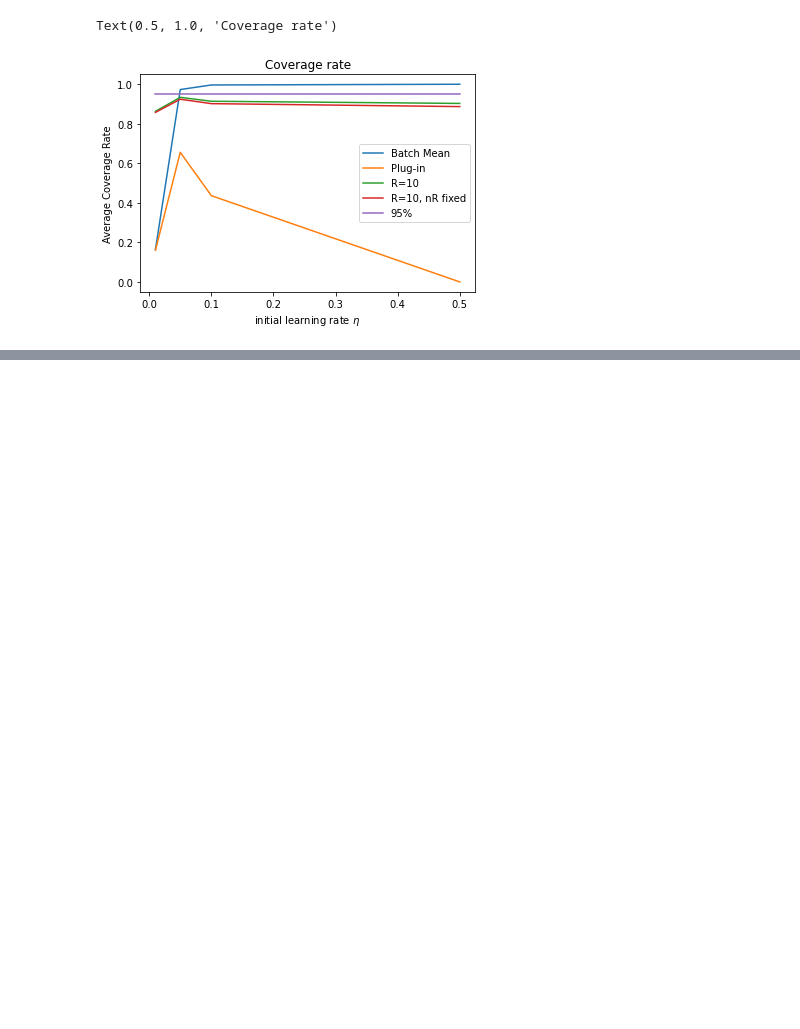
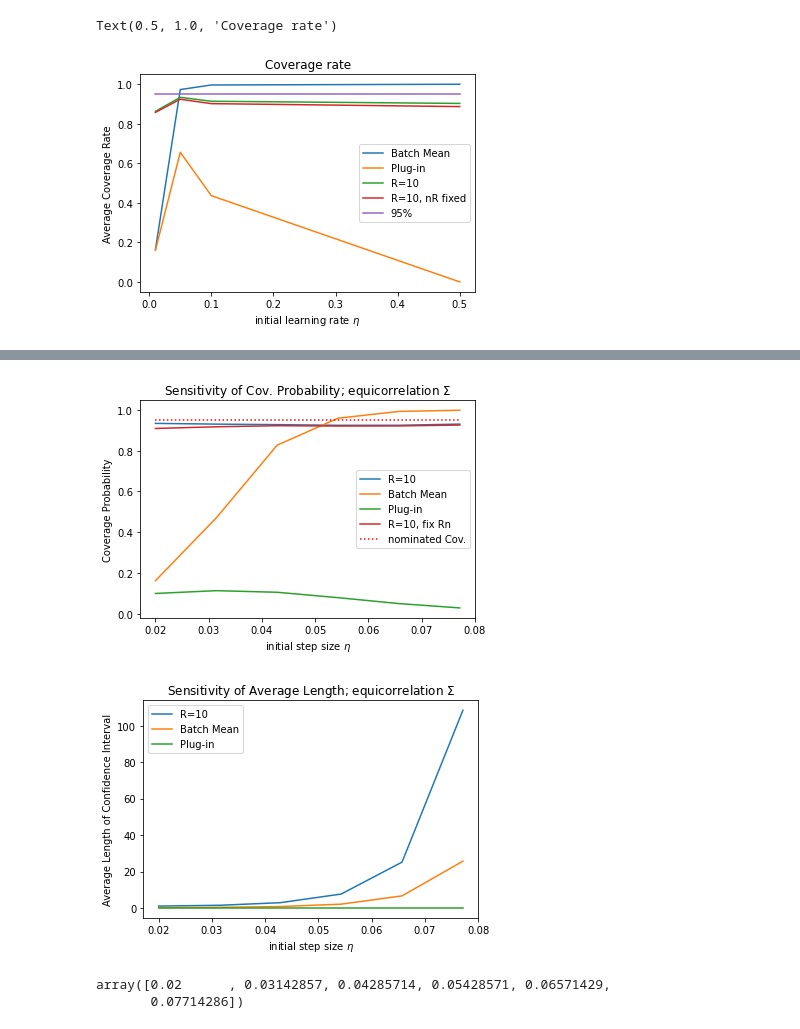
Before and after one commit to BeetrootWang/UQ_Proj, a Jupyter notebook: draft.ipynb, the cells around one changed output, grey strips where cells are left out. Saved outputs shown, nothing was run; the diff lists cells and outputs as text; code cells hidden in the pictures; blank space fills up the shorter version.

```diff
--- a/draft.ipynb
+++ b/draft.ipynb
@@ -534,43 +541,54 @@ Cov_prob = np.zeros([4,8])
 Len  = np.zeros([4,8])
 for ii in range(len(plugin_list)):
     pl = plugin_list[ii]
     filename = 'Result_'+pl+'_200_equi.txt'
     f = open(filename,'r')
     cnt = 0
     for line in f:
         if 'Cov' in line:
             tmp = line.split()
 #             print(line)
 #             print(tmp[2], tmp[6])
             Cov_prob[ii, cnt] = tmp[2]
             Len[ii,cnt] = tmp[6]
             cnt = cnt + 1
 #             import pdb; pdb.set_trace()
     f.close()
 
 import matplotlib.pyplot as plt
 
 eta = np.linspace(0.02,0.1,8)
-plt.plot(eta, Cov_prob[0,:])
-plt.plot(eta, Cov_prob[1,:])
-plt.plot(eta, Cov_prob[2,:])
-plt.plot(eta, Cov_prob[3,:])
-plt.plot(eta, [0.95]*8, 'r:')
+eta = eta[:6]
+plt.plot(eta, Cov_prob[0,:6])
+plt.plot(eta, Cov_prob[1,:6])
+plt.plot(eta, Cov_prob[2,:6])
+plt.plot(eta, Cov_prob[3,:6])
+plt.plot(eta, [0.95]*6, 'r:')
 plt.legend(['R=10','Batch Mean', 'Plug-in', 'R=10, fix Rn', 'nominated Cov.'])
 plt.xlabel('initial step size $\eta$')
 plt.ylabel('Coverage Probability')
 plt.title('Sensitivity of Cov. Probability; equicorrelation $\Sigma$')
-plt.savefig('Toeplitz_Cov.png',dpi=1000)
+plt.savefig('equi_cov.png',dpi=1000)
 plt.show()
 # Len
 eta = np.linspace(0.02,0.1,8)
-plt.plot(eta, Len[0,:])
-plt.plot(eta, Len[1,:])
-plt.plot(eta, Len[2,:])
-plt.plot(eta, Len[3,:])
-plt.legend(['R=10','Batch Mean', 'Plug-in', 'R=10, fix Rn'])
+eta = eta[:6]
+plt.plot(eta, Len[0,:6])
+plt.plot(eta, Len[1,:6])
+plt.plot(eta, Len[2,:6])
+# plt.plot(eta, Len[3,:])
+plt.legend(['R=10','Batch Mean', 'Plug-in'])
+# plt.legend(['R=10','Batch Mean', 'Plug-in', 'R=10, fix Rn'])
 plt.xlabel('initial step size $\eta$')
 plt.ylabel('Average Length of Confidence Interval')
-plt.title('Sensitivity of Average Length; Toeplitz $\Sigma$')
-plt.savefig('Toeplitz_len.png', dpi=1000)
+plt.title('Sensitivity of Average Length; equicorrelation $\Sigma$')
+plt.savefig('equi_len.png', dpi=1000)
 plt.show()
+# %% [output]
+[figure, added]
+[figure, added]
+# %%
+eta
+# %% [output]
+array([0.02      , 0.03142857, 0.04285714, 0.05428571, 0.06571429,
+       0.07714286])
```
Also changed, not shown: parts of 2 cells of this notebook, 9 other files.
